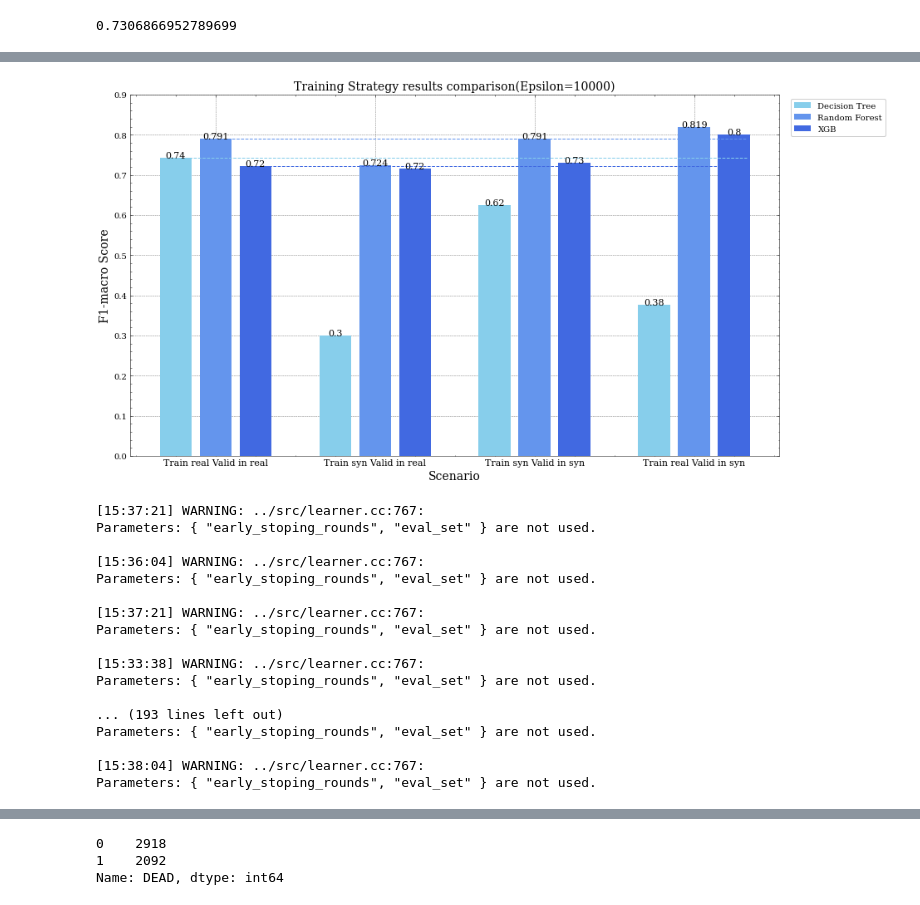
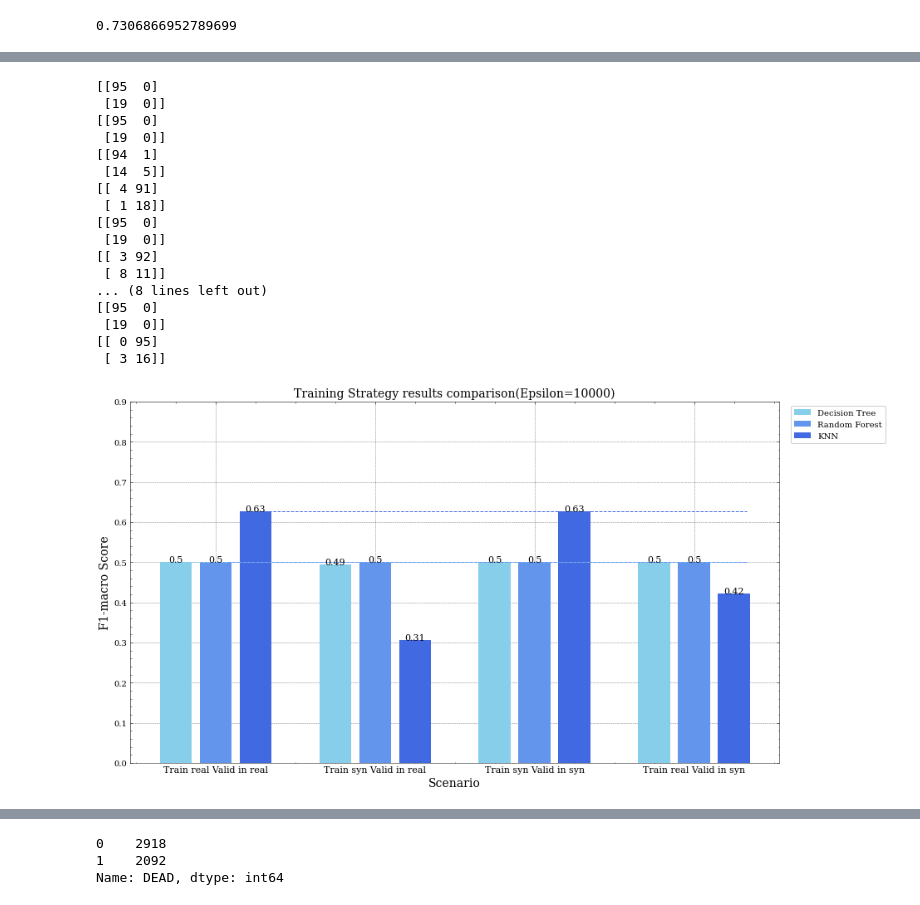
Before and after one commit to memy85/2022_DATA_SYNTHESIS, a Jupyter notebook: young_age/src/4_results/Untitled.ipynb, the cells around one changed output, grey strips where cells are left out. Cells and saved outputs as stored; diff of their text form; code cells hidden in the pictures.

```diff
--- a/young_age/src/4_results/Untitled.ipynb
+++ b/young_age/src/4_results/Untitled.ipynb
@@ -191,7 +282,7 @@ real_train = train.drop(real_valid.index)'''
 # Get Train Syn - Valid Real
 dt_model = get_best_model(syn,real_valid,'dt')
 rf_model = get_best_model(syn,real_valid,'rf')
-xgb_model = get_best_model(syn,real_valid,'xgb')
+xgb_model = get_best_model(syn,real_valid,'knn')
 #mlp_model = get_best_model(syn,real_valid,'mlp')
 tstr_models = [dt_model,rf_model,xgb_model]
 #tstr_models = [dt_model,rf_model,mlp_model]
@@ -199,7 +290,7 @@ tstr_models = [dt_model,rf_model,xgb_model]
 # Get Train Real - Valid Real
 dt_model_real = get_best_model(real_train,real_valid,'dt')
 rf_model_real = get_best_model(real_train,real_valid,'rf')
-xgb_model_real = get_best_model(real_train,real_valid,'xgb')
+xgb_model_real = get_best_model(real_train,real_valid,'knn')
 #mlp_model_real = get_best_model(real_train,real_valid,'mlp')
 trtr_models = [dt_model_real,rf_model_real,xgb_model_real]
 #trtr_models = [dt_model_real,rf_model_real,mlp_model_real]
@@ -253,7 +350,7 @@ syn_train = pd.concat([X_train,y_train],axis=1)
 # Get Train Syn - Valid Syn
 dt_model_tsts = get_best_model(syn_train,syn_valid,'dt')
 rf_model_tsts = get_best_model(syn_train,syn_valid,'rf')
-xgb_model_tsts = get_best_model(syn_train,syn_valid,'xgb')
+xgb_model_tsts = get_best_model(syn_train,syn_valid,'knn')
 #mlp_model_tsts = get_best_model(syn_train,syn_valid,'mlp')
 tsts_models = [dt_model_tsts,rf_model_tsts,xgb_model_tsts]
 #tsts_models = [dt_model_tsts,rf_model_tsts,mlp_model_tsts]
@@ -261,7 +358,7 @@ tsts_models = [dt_model_tsts,rf_model_tsts,xgb_model_tsts]
 # Get Train Real - Valid Syn
 dt_model_trts = get_best_model(real_train,syn_valid,'dt')
 rf_model_trts = get_best_model(real_train,syn_valid,'rf')
-xgb_model_trts = get_best_model(real_train,syn_valid,'xgb')
+xgb_model_trts = get_best_model(real_train,syn_valid,'knn')
 #mlp_model_trts = get_best_model(real_train,syn_valid,'mlp')
 trts_models = [dt_model_trts,rf_model_trts,xgb_model_trts]
 #trts_models = [dt_model_trts,rf_model_trts,mlp_model_trts]
@@ -378,19 +401,39 @@ score_by_case = []
 for models in model_arr:
     scores = []
     for model in models:
-        f1 = cross_val_score(model,test_x,test['DEAD'],scoring='f1_macro',cv=5,n_jobs=-1)
+        f1 = cross_val_score(model,test_x,test['DEAD'],scoring='roc_auc',cv=5,n_jobs=-1)
         scores.append(f1.mean())
     score_by_case.append(scores)
 # %%
 score_by_case = []
+model_arr = [trtr_models,tstr_models,trts_models,tsts_models]
 from sklearn.metrics import f1_score
 for models in model_arr:
     scores = []
     for model in models:
         pred = model.predict(test_x)
-        f1 = f1_score(test['DEAD'],pred,average='macro')
+        f1 = roc_auc_score(test['DEAD'],pred)
+        print(confusion_matrix(test['DEAD'],pred))
         scores.append(f1)
     score_by_case.append(scores)
+# %% [output]
+[[95  0]
+ [19  0]]
+[[95  0]
+ [19  0]]
+[[94  1]
+ [14  5]]
+[[ 4 91]
+ [ 1 18]]
+[[95  0]
+ [19  0]]
+[[ 3 92]
+ [ 8 11]]
+... (8 lines left out)
+[[95  0]
+ [19  0]]
+[[ 0 95]
+ [ 3 16]]
 # %%
 import matplotlib.pyplot as plt
 import scienceplots
@@ -408,52 +451,35 @@ for i, v in enumerate(data1):
 
 X2=[1+0.5,3+0.5,5+0.5,7+0.5]
 data2 = np.array(score_by_case).transpose()[1]
 plt.bar(X2, data2,width=0.4,label='Random Forest',color = 'cornflowerblue')
 plt.axhline(np.array(score_by_case).transpose()[1][0], 0.15, 0.95, color = 'cornflowerblue' ,linestyle='--', linewidth=1)
 for i, v in enumerate(data2):
     plt.text(X2[i], v, str(round(v,3)), ha='center', fontsize=11)
 
 
 X3=[1+1,3+1,5+1,7+1]
 data3 = np.array(score_by_case).transpose()[2]
-plt.bar(X3, data3,width=0.4,label='XGB',color = 'royalblue')
+plt.bar(X3, data3,width=0.4,label='KNN',color = 'royalblue')
 plt.axhline(np.array(score_by_case).transpose()[2][0], 0.2, 0.95, color = 'royalblue',  linestyle='--', linewidth=1)
 for i, v in enumerate(data3):
     plt.text(X3[i], v, str(round(v,2)), ha='center', fontsize=11)
 
 
 
 plt.legend(loc='upper right',bbox_to_anchor=(1.17, 1))
 ticklabel=['Train real Valid in real','Train syn Valid in real','Train syn Valid in syn','Train real Valid in syn']
 plt.xticks(X2,ticklabel, fontsize=11)
 
 plt.xlabel('Scenario',fontsize=14)
 plt.ylabel('F1-macro Score',fontsize=14)
 
 plt.yticks(np.arange(0,1,0.1))
 
 plt.title('Training Strategy results comparison(Epsilon=10000)', fontsize=14)
 
 plt.show()
 # %% [output]
-[figure, old version]
+[figure, new version]
-[15:37:21] WARNING: ../src/learner.cc:767:
-Parameters: { "early_stoping_rounds", "eval_set" } are not used.
-
-[15:36:04] WARNING: ../src/learner.cc:767:
-Parameters: { "early_stoping_rounds", "eval_set" } are not used.
-
-[15:37:21] WARNING: ../src/learner.cc:767:
-Parameters: { "early_stoping_rounds", "eval_set" } are not used.
-
-[15:33:38] WARNING: ../src/learner.cc:767:
-Parameters: { "early_stoping_rounds", "eval_set" } are not used.
-
-... (193 lines left out)
-Parameters: { "early_stoping_rounds", "eval_set" } are not used.
-
-[15:38:04] WARNING: ../src/learner.cc:767:
-Parameters: { "early_stoping_rounds", "eval_set" } are not used.
 # %%
 #trtr
 get_feature_importances(tsts_models[1],feature=test_x.columns)
```
Also changed, not shown: parts of 29 cells of this notebook.
